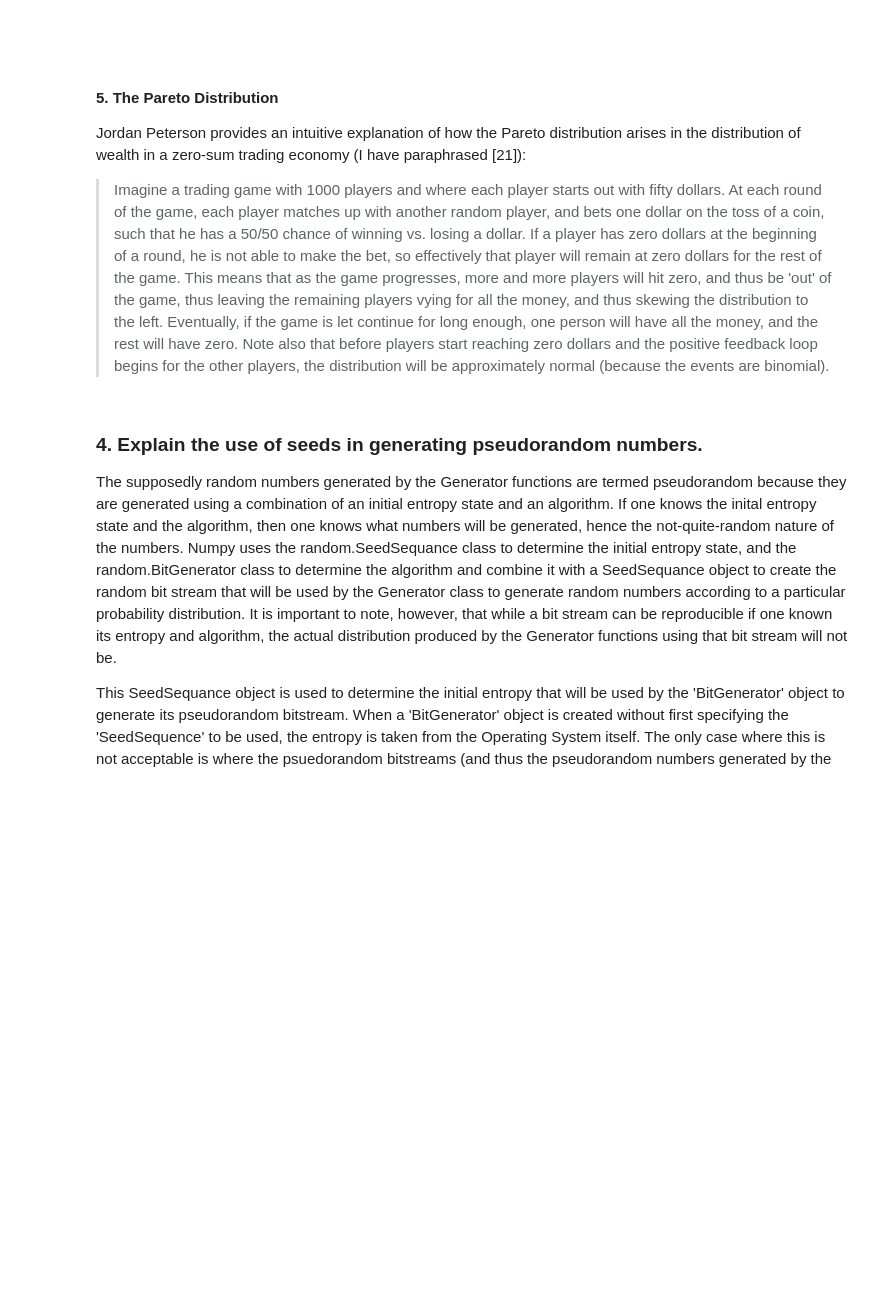
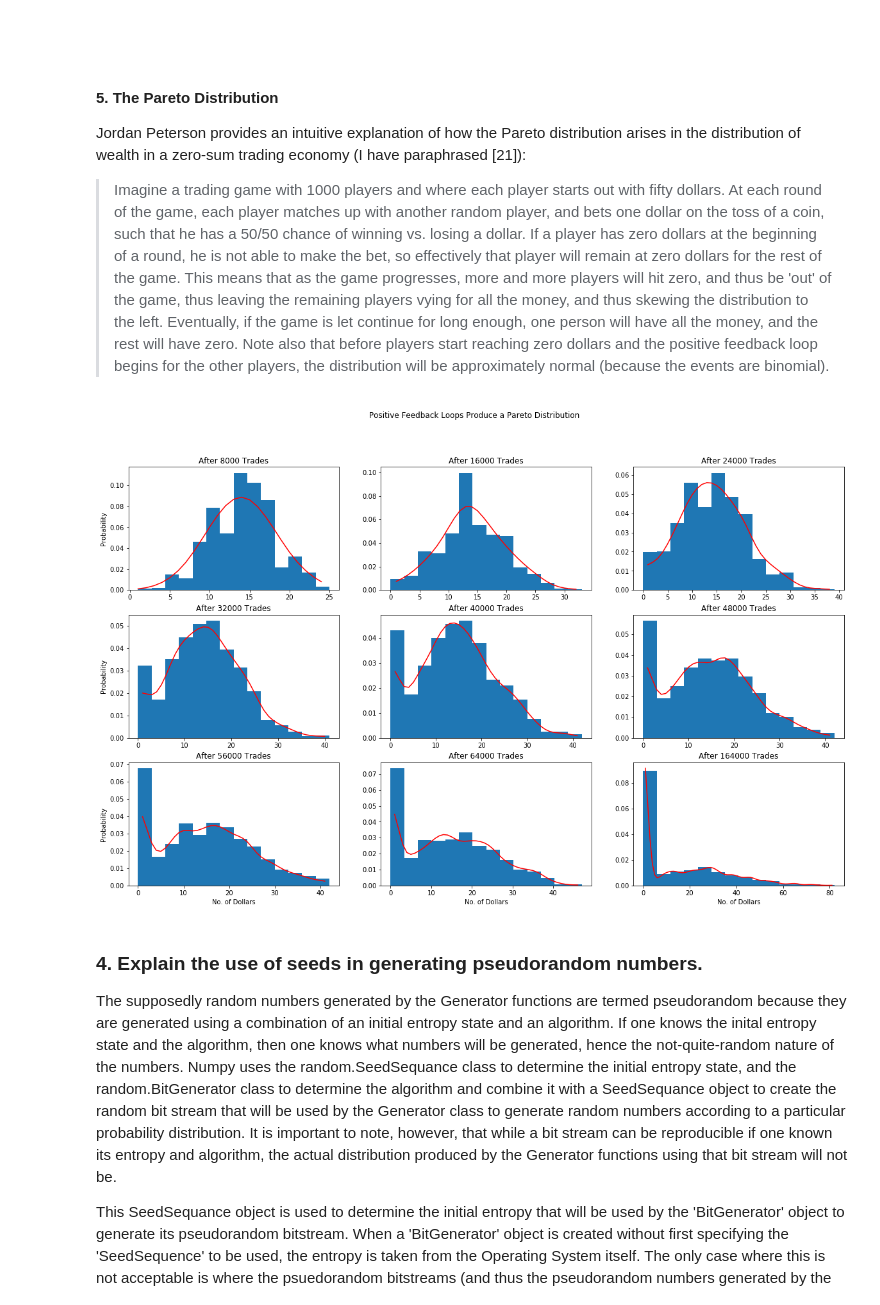
Before and after one commit to ashleycampion/GMIT_Programming_for_data_analysis_Assignment, a Jupyter notebook: Programming for Data Analysis - Assignment.ipynb, the cells around one changed output. Cells and saved outputs as stored; diff of their text form; code cells hidden in the pictures; blank space fills up the shorter version.

```diff
--- a/Programming for Data Analysis - Assignment.ipynb
+++ b/Programming for Data Analysis - Assignment.ipynb
@@ -577,31 +588,55 @@ Jordan Peterson provides an intuitive explanation of how the Pareto distribution
 # %%
 import numpy as np
 import matplotlib.pyplot as plt
-traders = np.full((1, 1000), 12)
+
+from matplotlib import pyplot
+from numpy.random import normal
+from numpy import hstack
+from numpy import asarray
+from numpy import exp
+from sklearn.neighbors import KernelDensity
+
+traders = np.full((1, 1000), 14)
 left = np.arange(1000)
 
-trades = [1000, 10000, 5000, 2000, 2000, 2000, 2000, 50000, 1000000]
+trades = np.append(np.full((1, 8), 8000)[0],[100000])
+%matplotlib inline
 fig, ax = plt.subplots(nrows=3, ncols=3, figsize=(20,12))
 ax = ax.flatten()
 totalTrades = 0
 for i in range(len(trades)):
     for j in range(trades[i]):
         winner = np.random.choice(left)
         traders[0][winner] += 1
         loser = np.random.choice(left)
         traders[0][loser] -= 1
         if traders[0][loser] == 0:
             left = left[left != loser]
     totalTrades += trades[i]
 
-    ax[i].hist(traders[0], bins=50)
+    ax[i].hist(traders[0], bins=14, density=True)
     ax[i].set_title(f'After {totalTrades} Trades')
-    if i in [0,3,5]:
-        ax[i].set_ylabel('No. of Traders')
+    if i in [0,3,6]:
+        ax[i].set_ylabel('Probability')
     if i in [6,7,8]:
         ax[i].set_xlabel('No. of Dollars')
+    model = KernelDensity(bandwidth=2, kernel='gaussian')
+    sample = traders[0].reshape((len(traders[0]), 1))
+    model.fit(sample)
+    # sample probabilities for a range of outcomes
+    values = asarray([value for value in range(1, traders[0].max())])
+    values = values.reshape((len(values), 1))
+    probabilities = model.score_samples(values)
+    probabilities = exp(probabilities)
+    # plot the histogram and pdf
+    ax[i].plot(values[:], probabilities, 'r')
 plt.suptitle('Positive Feedback Loops Produce a Pareto Distribution')
 plt.show()
+
+
+#https://machinelearningmastery.com/probability-density-estimation/
+# %% [output]
+[figure, added]
 # %% [markdown]
 ### 4. Explain the use of seeds in generating pseudorandom numbers.
 
```
Also changed, not shown: parts of 16 cells of this notebook.
